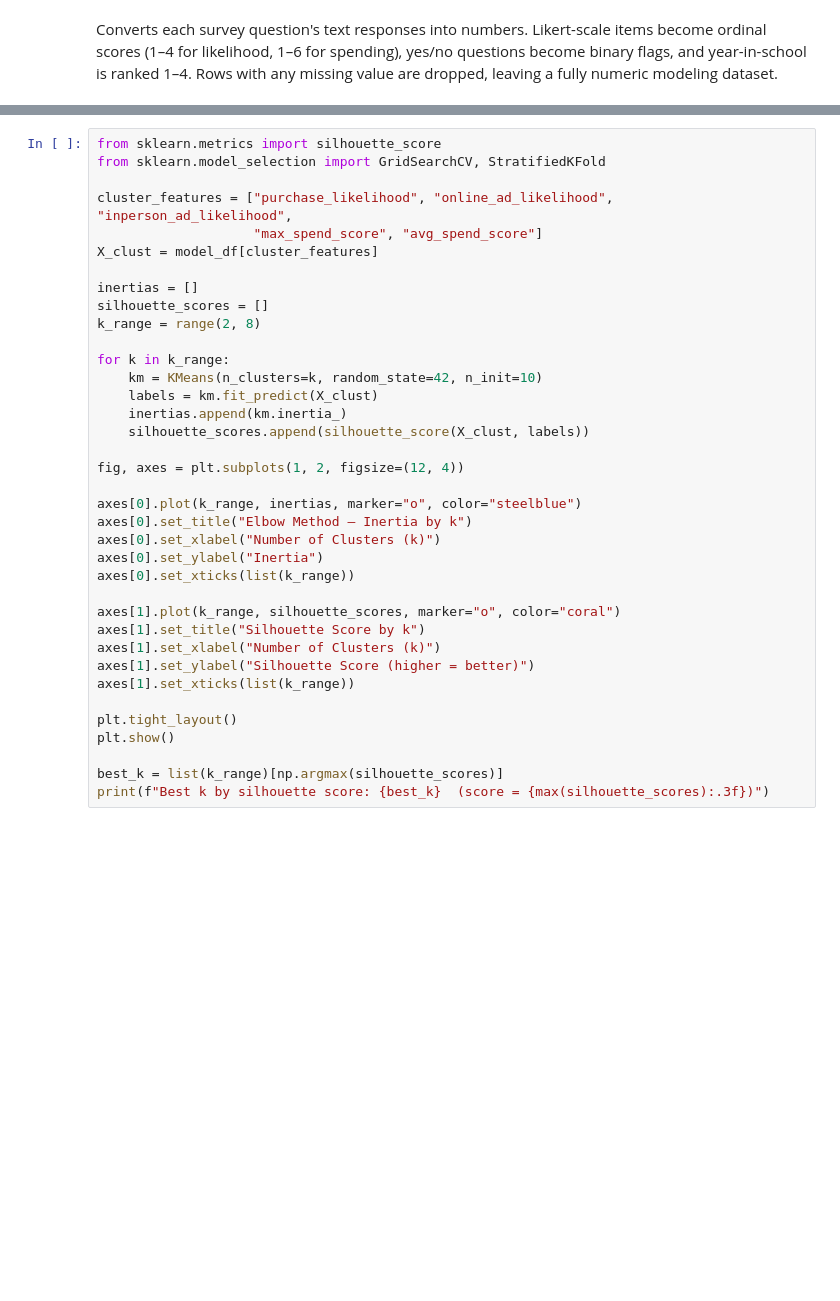
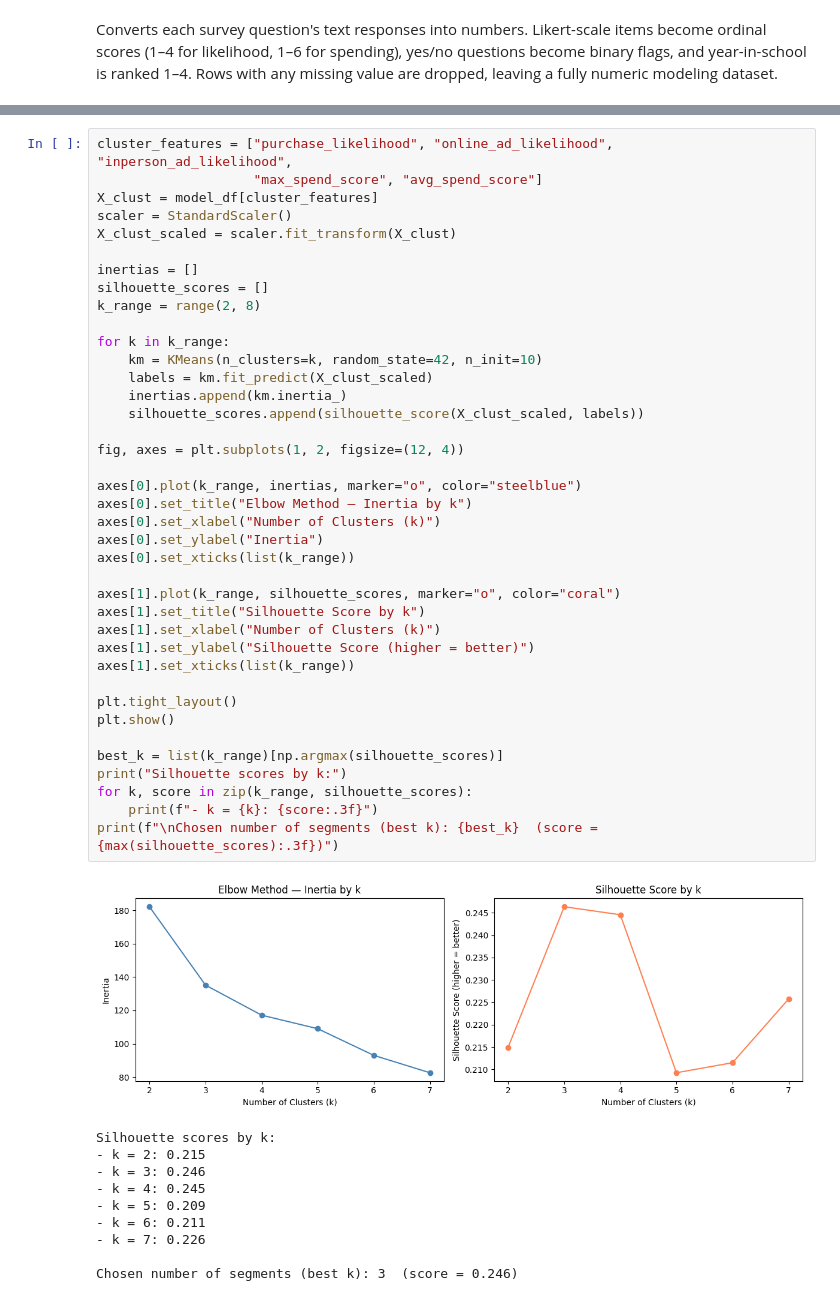
Before and after one commit to rcorrie325/Marketing, a Jupyter notebook: Modeling.ipynb, the cells around one changed output, grey strips where cells are left out. Saved outputs shown, nothing was run; the diff lists cells and outputs as text; blank space fills up the shorter version.

```diff
--- a/Modeling.ipynb
+++ b/Modeling.ipynb
@@ -152,38 +219,51 @@ Determines the optimal number of student segments by running K-Means for k = 2 t
 # %%
-from sklearn.metrics import silhouette_score
-from sklearn.model_selection import GridSearchCV, StratifiedKFold
-
 cluster_features = ["purchase_likelihood", "online_ad_likelihood", "inperson_ad_likelihood",
                     "max_spend_score", "avg_spend_score"]
 X_clust = model_df[cluster_features]
+scaler = StandardScaler()
+X_clust_scaled = scaler.fit_transform(X_clust)
 
 inertias = []
 silhouette_scores = []
 k_range = range(2, 8)
 
 for k in k_range:
     km = KMeans(n_clusters=k, random_state=42, n_init=10)
-    labels = km.fit_predict(X_clust)
+    labels = km.fit_predict(X_clust_scaled)
     inertias.append(km.inertia_)
-    silhouette_scores.append(silhouette_score(X_clust, labels))
+    silhouette_scores.append(silhouette_score(X_clust_scaled, labels))
 
 fig, axes = plt.subplots(1, 2, figsize=(12, 4))
 
 axes[0].plot(k_range, inertias, marker="o", color="steelblue")
 axes[0].set_title("Elbow Method — Inertia by k")
 axes[0].set_xlabel("Number of Clusters (k)")
 axes[0].set_ylabel("Inertia")
 axes[0].set_xticks(list(k_range))
 
 axes[1].plot(k_range, silhouette_scores, marker="o", color="coral")
 axes[1].set_title("Silhouette Score by k")
 axes[1].set_xlabel("Number of Clusters (k)")
 axes[1].set_ylabel("Silhouette Score (higher = better)")
 axes[1].set_xticks(list(k_range))
 
 plt.tight_layout()
 plt.show()
 
 best_k = list(k_range)[np.argmax(silhouette_scores)]
-print(f"Best k by silhouette score: {best_k}  (score = {max(silhouette_scores):.3f})")
+print("Silhouette scores by k:")
+for k, score in zip(k_range, silhouette_scores):
+    print(f"- k = {k}: {score:.3f}")
+print(f"\nChosen number of segments (best k): {best_k}  (score = {max(silhouette_scores):.3f})")
+# %% [output]
+[figure, added]
+Silhouette scores by k:
+- k = 2: 0.215
+- k = 3: 0.246
+- k = 4: 0.245
+- k = 5: 0.209
+- k = 6: 0.211
+- k = 7: 0.226
+
+Chosen number of segments (best k): 3  (score = 0.246)
 # %% [markdown]
```
Also changed, not shown: parts of 15 cells of this notebook.
